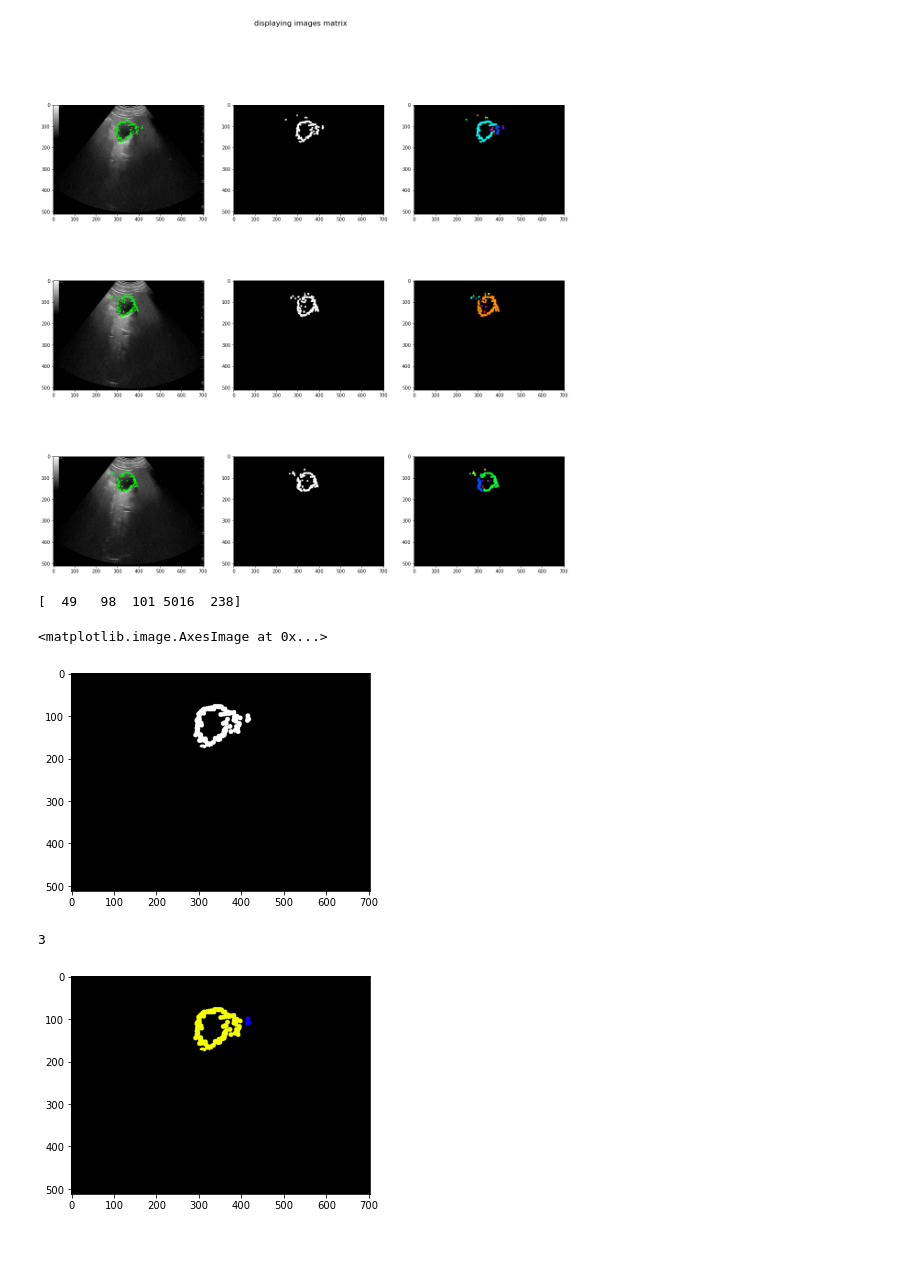
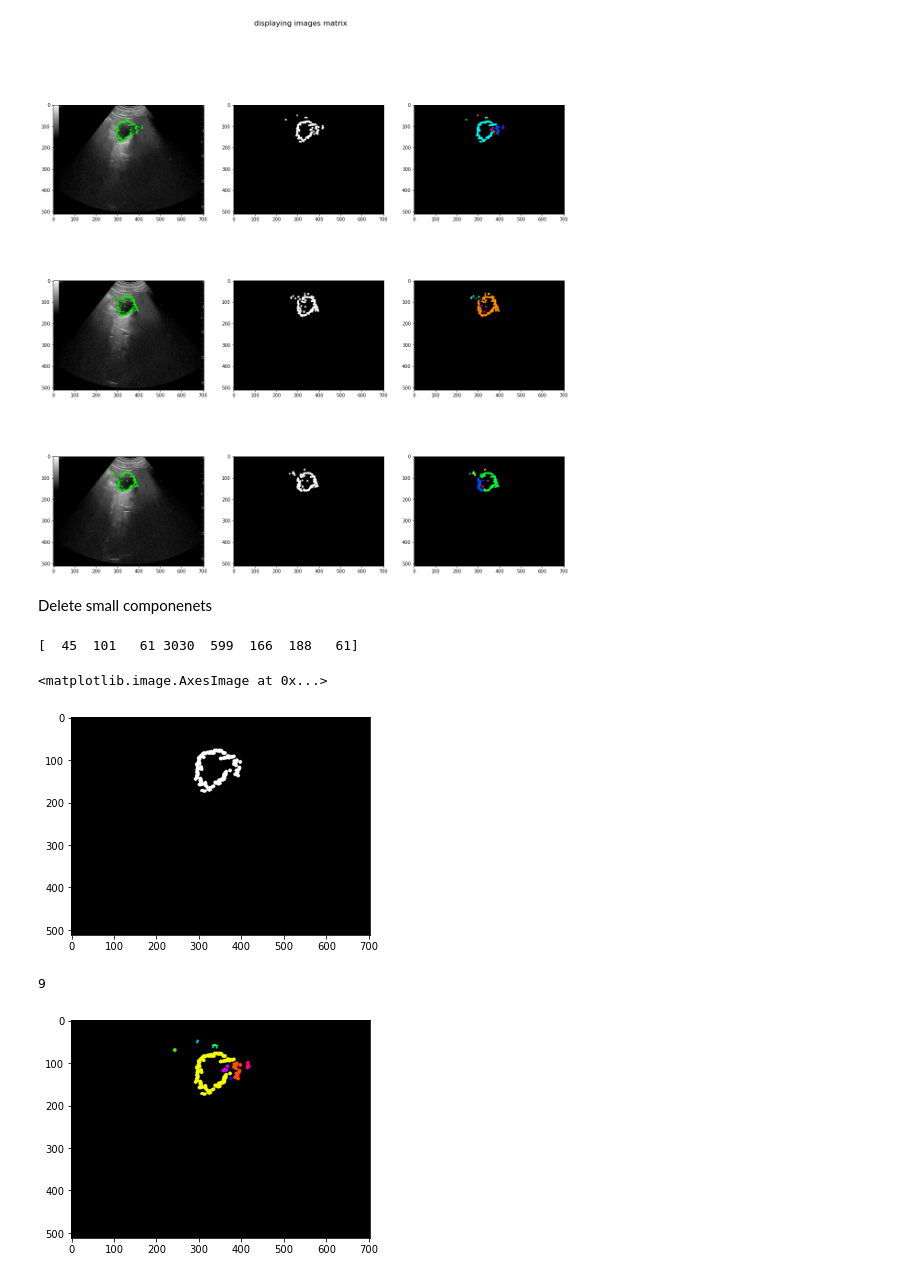
Before and after one commit to yousraBRK/Vesicule_Segmentation_with_ContourRegularisation, a Jupyter notebook: Code.ipynb, the cells around one changed output. Cells and saved outputs as stored; diff of their text form; code cells hidden in the pictures; blank space fills up the shorter version.

Commit message:
Plot centroids componenets points

```diff
--- a/Code.ipynb
+++ b/Code.ipynb
@@ -266,12 +265,15 @@ for i, image in enumerate(dataImages):
 displayInLine(all_images,NUM_ROWS,IMGs_IN_ROW)
 # %% [output]
 [figure]
+# %% [markdown]
+Delete small componenets
+# %%
+
+dilatation_size=1
+dilatation_dst=Dilation(imagesPoints[0],dilatation_size)
+mask,res =getColorComponenet(lower_green,upper_green,dilatation_dst)
+nb_labels, labels_im, stats, centroids = cv2.connectedComponentsWithStats(mask,connectivity=8)
 # %%
-
-dilatation_size=2
-dilatation_dst=Dilation(imagesPoints[0],dilatation_size)
-mask,res =getColorComponenet(lower_green,upper_green,dilatation_dst)
-nb_labels, labels_im, stats, centroids = cv2.connectedComponentsWithStats(mask,connectivity=8)
 sizes = stats[1:, -1]
 nb_labels=nb_labels-1
 
@@ -284,21 +286,17 @@ for i in range(0, nb_labels):
     if sizes[i] >= min_size:
         img2[labels_im == i + 1] = 255
 
-
-
-
-
 plt.imshow(img2,cmap="gray")
 # %% [output]
-[  49   98  101 5016  238]
+[  45  101   61 3030  599  166  188   61]
 <matplotlib.image.AxesImage at 0x...>
-[figure, old version]
+[figure, new version]
 # %%
-img2=img2.astype(np.uint8)
-nb_labels, labels_im, stats, centroids = cv2.connectedComponentsWithStats(img2, connectivity=8)
+#img2=img2.astype(np.uint8)
+nb_labels, labels_im, stats, centroids = cv2.connectedComponentsWithStats(mask, connectivity=8)
 labeled_img = display_components(labels_im)
 plt.imshow(labeled_img)
 print(nb_labels)
 # %% [output]
-3
+9
-[figure, old version]
+[figure, new version]
```
Also changed, not shown: parts of 6 cells of this notebook.
